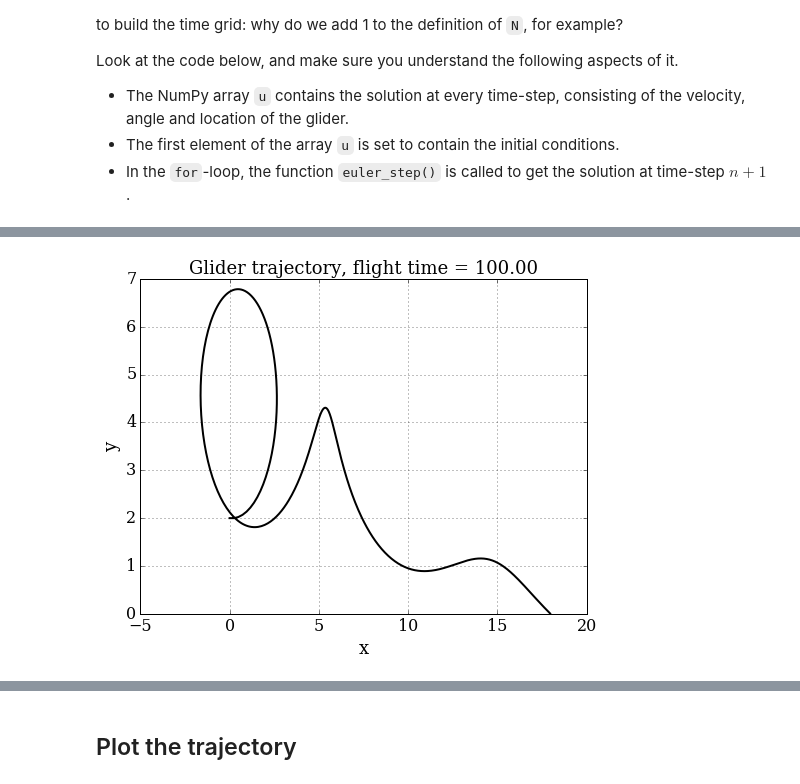
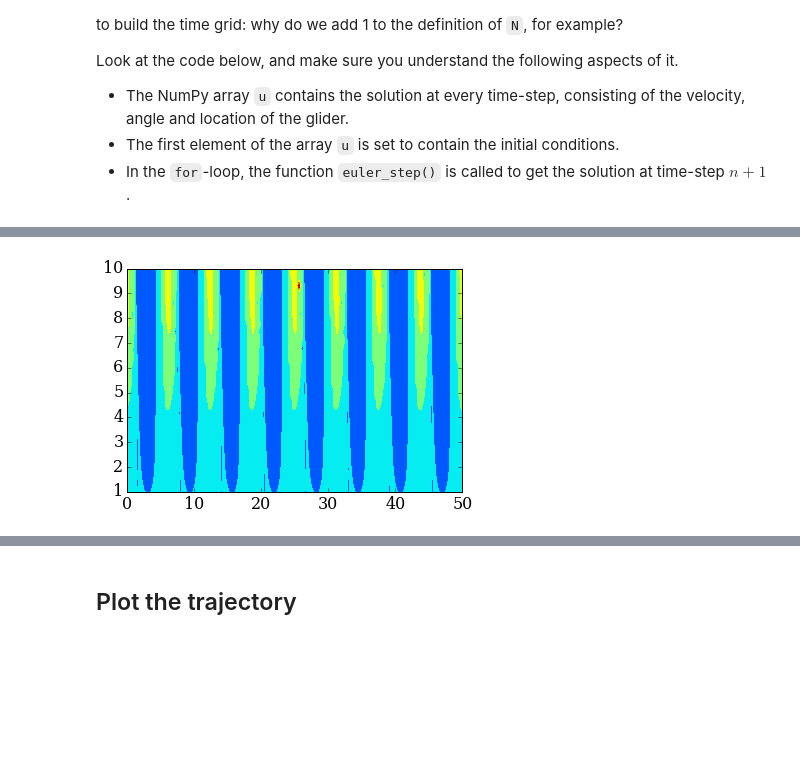
Before and after one commit to kaffeeknecht/numerical-mooc, a Jupyter notebook: working/01_phugoid/01_03_PhugoidFullModel.ipynb, the cells around one changed output, grey strips where cells are left out. Saved outputs shown, nothing was run; the diff lists cells and outputs as text; code cells hidden in the pictures; blank space fills up the shorter version.

```diff
--- a/working/01_phugoid/01_03_PhugoidFullModel.ipynb
+++ b/working/01_phugoid/01_03_PhugoidFullModel.ipynb
@@ -294,43 +294,72 @@ def euler_step(u, f, dt):
     """
 
     return u + dt * f(u)
-# model parameters:
-g = 9.8      # gravity in m s^{-2}
-v_t = 4.9   # trim velocity in m s^{-1}
-C_D = 1/5  # drag coefficient --- or D/L if C_L=1
-C_L = 1   # for convenience, use C_L = 1
 
-### set initial conditions ###
-v0 = v_t+20# start at the trim velocity (or add a delta)
-theta0 = 0# initial angle of trajectory
-x0 = 0     # horizotal position is arbitrary
-y0 = 2  # initial altitude
+def model_run(theta_act,v0_act):
+    """
+    Calculates the x value of the Landing spot
 
-T = 100                          # final time
-dt = 0.01                           # time increment
-N = int(T/dt) + 1                  # number of time-steps
-t = numpy.linspace(0, T, N)      # time discretization
+    Parameters
+    ----------
+    theta_act : float
+        starting angle of the trajectory
+    v0_act : float
+        starting velocity
 
-# initialize the array containing the solution for each time-step
-u = numpy.empty((N, 4))
-u[0] = numpy.array([v0, theta0, x0, y0])# fill 1st element with initial values
+    Returns
+    -------
+    x_end : float
+        Landing Spot x-value
+    """
+    # model parameters:
+    g = 9.8      # gravity in m s^{-2}
+    v_t = 4.9   # trim velocity in m s^{-1}
+    C_D = 1/5  # drag coefficient --- or D/L if C_L=1
+    C_L = 1   # for convenience, use C_L = 1
 
-# time loop - Euler method
-for n in range(N-1):
+    ### set initial conditions ###
+    v0 = v0_act # start at the trim velocity (or add a delta)
+    theta0 = theta_act # initial angle of trajectory
+    x0 = 0     # horizotal position is arbitrary
+    y0 = 1.9  # initial altitude
 
-    u[n+1] = euler_step(u[n], f, dt)
-    if u[n+1][3]<0:
-        x = u[:n+1,2]
-        y = u[:n+1,3]
-        break
+    T = 100                          # final time
+    dt = 0.01                           # time increment
+    N = int(T/dt) + 1                  # number of time-steps
+    t = numpy.linspace(0, T, N)      # time discretization
 
-# get the glider's position with respect to the time
+    # initialize the array containing the solution for each time-step
+    u = numpy.empty((N, 4))
+    u[0] = numpy.array([v0, theta0, x0, y0])# fill 1st element with initial values
 
-# visualization of the path
-pyplot.figure(figsize=(8,6))
-pyplot.grid(True)
-pyplot.xlabel(r'x', fontsize=18)
-pyplot.ylabel(r'y', fontsize=18)
-pyplot.title('Glider trajectory, flight time = %.2f' % T, fontsize=18)
-pyplot.plot(x,y, 'k-', lw=2);
+    # time loop - Euler method
+    for n in range(N-1):
+
+        u[n+1] = euler_step(u[n], f, dt)
+        if u[n+1][3]<0:
+            x = u[:n+1,2]
+            y = u[:n+1,3]
+            break
+
+    # get the glider's position with respect to the time
+
+    # visualization of the path
+    #pyplot.figure(figsize=(8,6))
+    #pyplot.grid(True)
+    #pyplot.xlabel(r'x', fontsize=18)
+    #pyplot.ylabel(r'y', fontsize=18)
+    #pyplot.title('Glider trajectory, flight time = %.2f' % T, fontsize=18)
+    #pyplot.plot(x,y, 'k-', lw=2);
+    return x[len(x)-1]
+
+tv=numpy.linspace(0,50,204)
+vv=numpy.linspace(1,10,40)
+xv,yv=numpy.meshgrid(tv,vv)
+zv=numpy.empty_like(xv)
+for i,theta in enumerate(tv):
+    for j,v in enumerate(vv):
+        zv[j,i]=model_run(theta,v)
+
+pyplot.contourf(xv,yv,zv)
+zv.max()
 # %% [output]
@@ -337 +367 @@ pyplot.plot(x,y, 'k-', lw=2);
-[figure, old version]
+[figure, new version]
```
Also changed, not shown: parts of 4 cells of this notebook.
